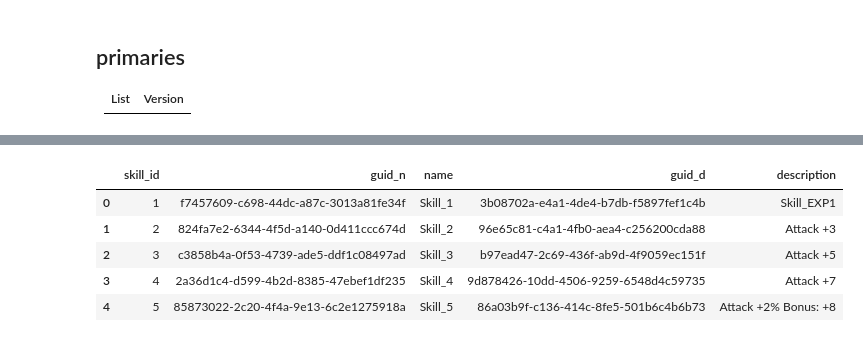
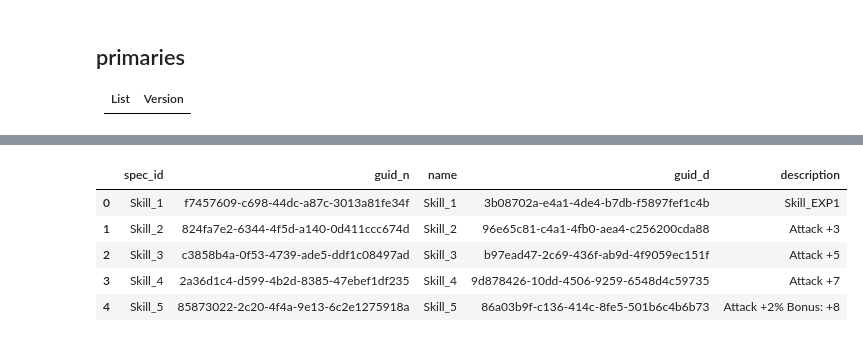
Before and after one commit to NoswalDev/MHRice_Wrangler, a Jupyter notebook: MHWilds_Skills.ipynb, the cells around one changed output, grey strips where cells are left out. Saved outputs shown, nothing was run; the diff lists cells and outputs as text; code cells hidden in the pictures.

```diff
--- a/MHWilds_Skills.ipynb
+++ b/MHWilds_Skills.ipynb
@@ -125,45 +160,47 @@ df = pd.json_normalize(sect)
 # pull english names
 df['content'] = df['content'].str[1]
 
 #separate names and descriptions
 df_1 = df[~df['name'].str.contains('EXP')].copy()
 df_2 = df[df['name'].str.contains('EXP')].copy()
 
 #normalize naming
 df_1.rename(columns={'name':'id','content':'name', 'guid':'guid_n'}, inplace=True)
 df_2['name'] = df_2['name'].str.replace('EXP','')
 df_2.rename(columns={'name':'id','content':'description', 'guid':'guid_d'}, inplace=True)
 
 #adjust content
 # df_1 = df_1[~df_1['name'].str.contains('<COLOR FF0000>')].copy()
 # df_2 = df_2[~df_2['description'].str.contains('<COLOR FF0000>')].copy()
 df_1['name'] = df_1['name'].str.replace('<COLOR FF0000>#Rejected#</COLOR> ','')
 df_2['description'] = df_2['description'].str.replace('<COLOR FF0000>#Rejected#</COLOR> ','')
 df_2['description'] = df_2['description'].str.replace(r'[\r\n]+', ' ', regex=True)
 df_2['description'] = df_2['description'].str.replace('<BOLD>','')
 df_2['description'] = df_2['description'].str.replace('</BOLD>','')
 
 
 #merge into final
-df_skill_id = pd.merge(df_1[['id','guid_n','name']], df_2[['id','guid_d','description']], on='id', how='left')
-df_skill_id.reset_index(drop=True, inplace=True)
+df = pd.merge(df_1[['id','guid_n','name']], df_2[['id','guid_d','description']], on='id', how='left')
+df.reset_index(drop=True, inplace=True)
+
+#dicts
+dict_spec_guid_names = dict(zip(df['guid_n'], df['name']))
+dict_spec_guid_desc = dict(zip(df['guid_d'], df['description']))
 
 #format skill ids
-df_skill_id['id'] = df_skill_id['id'].str.replace('Skill_','')
-df_skill_id.rename(columns={'id':'skill_id'}, inplace=True)
+# df['id'] = df['id'].str.replace('Skill_','')
+df.rename(columns={'id':'spec_id'}, inplace=True)
 
-#dicts
-dict_skill_names = dict(zip(df_skill_id['guid_n'], df_skill_id['name']))
-dict_skill_desc = dict(zip(df_skill_id['guid_d'], df_skill_id['description']))
+df_skill_spec_ids = df.copy()
 
 # df_1.head()
-df_skill_id.head()
+df_skill_spec_ids.head()
 # df_skills.to_excel('text skill.xlsx')
 # %% [output]
-|  | skill_id | guid_n | name | guid_d | description |
-| 0 | 1 | f7457609-c698-44dc-a87c-3013a81fe34f | Skill_1 | 3b08702a-e4a1-4de4-b7db-f5897fef1c4b | Skill_EXP1 |
-| 1 | 2 | 824fa7e2-6344-4f5d-a140-0d411ccc674d | Skill_2 | 96e65c81-c4a1-4fb0-aea4-c256200cda88 | Attack +3 |
-| 2 | 3 | c3858b4a-0f53-4739-ade5-ddf1c08497ad | Skill_3 | b97ead47-2c69-436f-ab9d-4f9059ec151f | Attack +5 |
-| 3 | 4 | 2a36d1c4-d599-4b2d-8385-47ebef1df235 | Skill_4 | 9d878426-10dd-4506-9259-6548d4c59735 | Attack +7 |
-| 4 | 5 | 85873022-2c20-4f4a-9e13-6c2e1275918a | Skill_5 | 86a03b9f-c136-414c-8fe5-501b6c4b6b73 | Attack +2% Bonus: +8 |
+|  | spec_id | guid_n | name | guid_d | description |
+| 0 | Skill_1 | f7457609-c698-44dc-a87c-3013a81fe34f | Skill_1 | 3b08702a-e4a1-4de4-b7db-f5897fef1c4b | Skill_EXP1 |
+| 1 | Skill_2 | 824fa7e2-6344-4f5d-a140-0d411ccc674d | Skill_2 | 96e65c81-c4a1-4fb0-aea4-c256200cda88 | Attack +3 |
+| 2 | Skill_3 | c3858b4a-0f53-4739-ade5-ddf1c08497ad | Skill_3 | b97ead47-2c69-436f-ab9d-4f9059ec151f | Attack +5 |
+| 3 | Skill_4 | 2a36d1c4-d599-4b2d-8385-47ebef1df235 | Skill_4 | 9d878426-10dd-4506-9259-6548d4c59735 | Attack +7 |
+| 4 | Skill_5 | 85873022-2c20-4f4a-9e13-6c2e1275918a | Skill_5 | 86a03b9f-c136-414c-8fe5-501b6c4b6b73 | Attack +2% Bonus: +8 |
 # %% [markdown]
```
Also changed, not shown: parts of 13 cells of this notebook.
